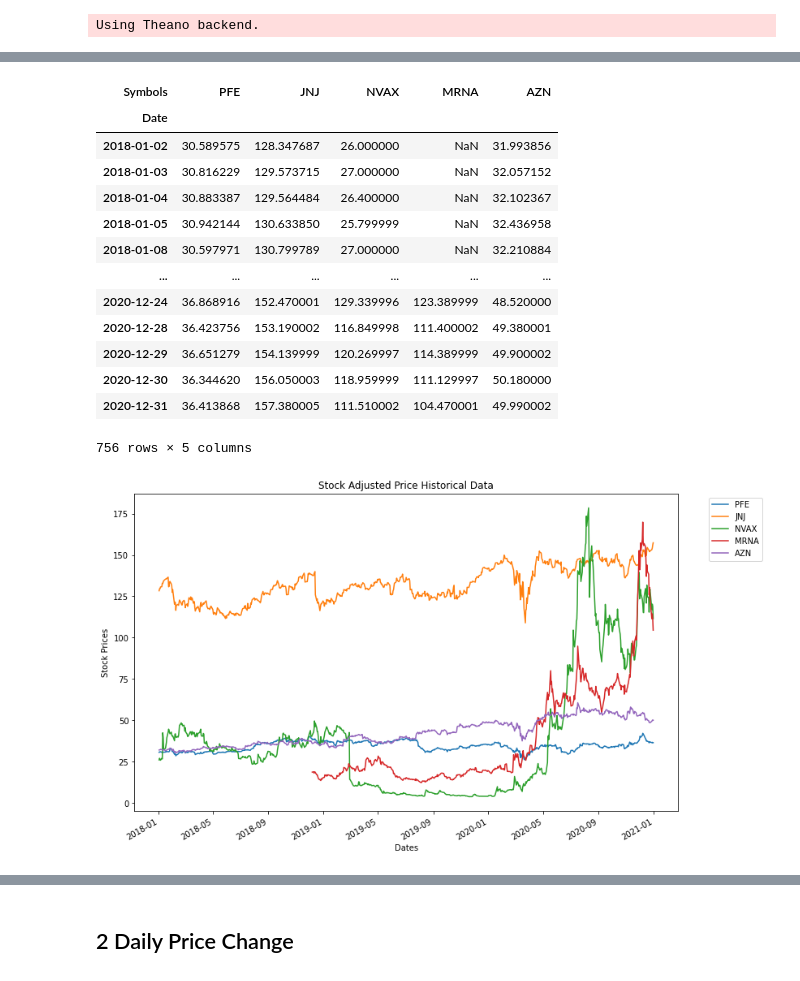
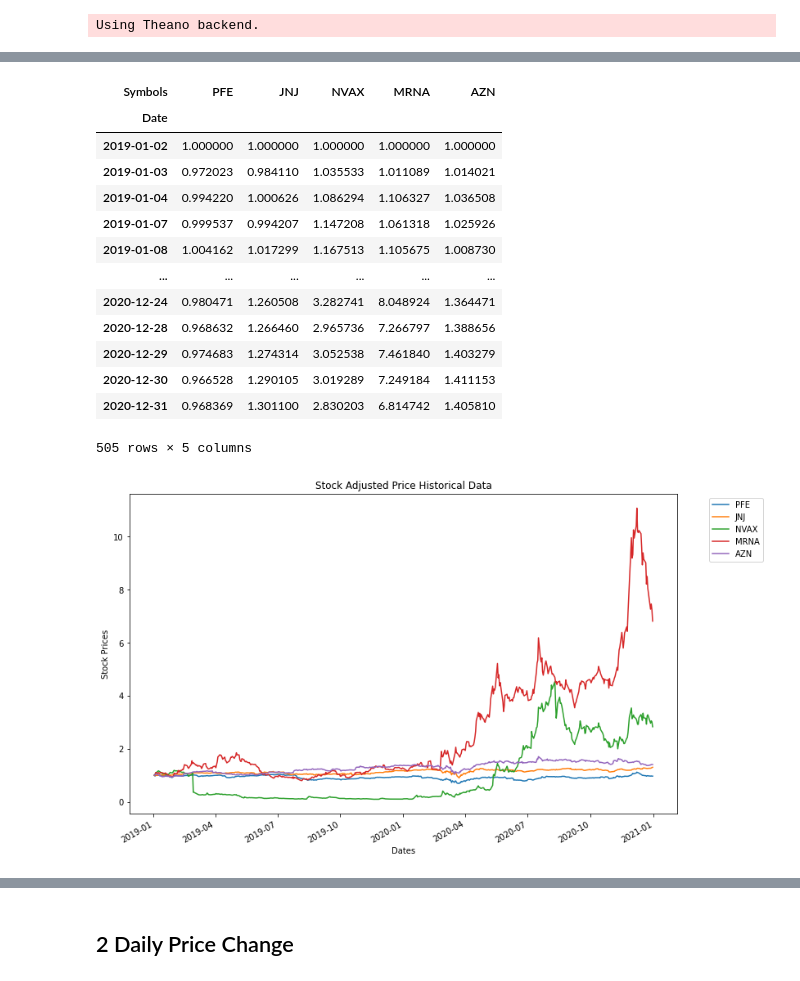
Before and after one commit to davidrtorres/Model-5-Stock-Price-Forecasting, a Jupyter notebook: LSTM_Capstone_1-29-21.ipynb, the cells around one changed output, grey strips where cells are left out. Drawn from its saved outputs; the diff is of its cells as text; code cells hidden in the pictures.

```diff
--- a/LSTM_Capstone_1-29-21.ipynb
+++ b/LSTM_Capstone_1-29-21.ipynb
@@ -46,7 +46,7 @@ Johnson & Johnson(JNJ) $42.1 billion.
 Moderna (MRNA)
 Novavax (NVAX)
 """
-def get_data_plot(ticker, start=None, end=None, plot=True, stock_value=None):
+def get_data_plot(ticker=None, start=None, end=None, plot=True, stock_value=None):
 
     try:
         #stock = pdr.get_data_yahoo(ticker,start,end)
@@ -60,9 +60,18 @@ def get_data_plot(ticker, start=None, end=None, plot=True, stock_value=None):
             plt.xlabel('Dates')
             plt.ylabel('Stock Prices')
             plt.legend(bbox_to_anchor=(1.05,1),loc='upper left')
+#             plt.figure(figsize=(12,12))
+#             plt.plot(df_1)
+#             plt.title("Stock Adjusted Price Historical Data")
+#             plt.xlabel('Dates')
+#             plt.ylabel('Stock Prices')
+#             plt.legend(bbox_to_anchor=(1.05,1),loc='upper left')
 
         return df_1
 
     except Exception as e:
         print("Error occured:", e)
         #data = 'Incorrect Symbol'
+# %%
+df_1 = get_data_plot(ticker=[['PFE','JNJ','NVAX','MRNA','AZN']], start='2019',end='2021',plot=True, stock_value='Adj Close')
+df_1
@@ -69,19 +97,43 @@ def get_data_plot(ticker, start=None, end=None, plot=True, stock_value=None):
+# %%
+def data_plot(ticker, start=None, end=None, plot=True, stock_value=None):
+
+    try:
+        #stock = pdr.get_data_yahoo(ticker,start,end)
+        data = {}
+        for stock in ticker:
+            data = web.DataReader(stock,'yahoo',start,end)[stock_value]
+        df_1 = pd.DataFrame(data)#.reset_index()
+        #divide all dataframe by first line of data to enable comparison
+        histprice = df_1/df_1.iloc[0]
+
+        if plot==True:
+            histprice.plot(figsize=(12,8))
+            plt.title("Stock Adjusted Price Historical Data")
+            plt.xlabel('Dates')
+            plt.ylabel('Stock Prices')
+            plt.legend(bbox_to_anchor=(1.05,1),loc='upper left')
+
+        return histprice
+
+    except Exception as e:
+        print("Error occured:", e)
+        #data = 'Incorrect Symbol'
 # %%
-df_1 = get_data_plot([['PFE','JNJ','NVAX','MRNA','AZN']], plot=True, start='2018',end='2021',stock_value='Adj Close')
-df_1
+df_2 = data_plot([['PFE','JNJ','NVAX','MRNA','AZN']], plot=True, start='2019',end='2021',stock_value='Adj Close')
+df_2
 # %% [output]
 | Symbols | PFE | JNJ | NVAX | MRNA | AZN |
 | Date |  |  |  |  |  |
-| 2018-01-02 | 30.589575 | 128.347687 | 26.000000 | NaN | 31.993856 |
-| 2018-01-03 | 30.816229 | 129.573715 | 27.000000 | NaN | 32.057152 |
-| 2018-01-04 | 30.883387 | 129.564484 | 26.400000 | NaN | 32.102367 |
-| 2018-01-05 | 30.942144 | 130.633850 | 25.799999 | NaN | 32.436958 |
-| 2018-01-08 | 30.597971 | 130.799789 | 27.000000 | NaN | 32.210884 |
+| 2019-01-02 | 1.000000 | 1.000000 | 1.000000 | 1.000000 | 1.000000 |
+| 2019-01-03 | 0.972023 | 0.984110 | 1.035533 | 1.011089 | 1.014021 |
+| 2019-01-04 | 0.994220 | 1.000626 | 1.086294 | 1.106327 | 1.036508 |
+| 2019-01-07 | 0.999537 | 0.994207 | 1.147208 | 1.061318 | 1.025926 |
+| 2019-01-08 | 1.004162 | 1.017299 | 1.167513 | 1.105675 | 1.008730 |
 | ... | ... | ... | ... | ... | ... |
-| 2020-12-24 | 36.868916 | 152.470001 | 129.339996 | 123.389999 | 48.520000 |
-| 2020-12-28 | 36.423756 | 153.190002 | 116.849998 | 111.400002 | 49.380001 |
-| 2020-12-29 | 36.651279 | 154.139999 | 120.269997 | 114.389999 | 49.900002 |
-| 2020-12-30 | 36.344620 | 156.050003 | 118.959999 | 111.129997 | 50.180000 |
-| 2020-12-31 | 36.413868 | 157.380005 | 111.510002 | 104.470001 | 49.990002 |
+| 2020-12-24 | 0.980471 | 1.260508 | 3.282741 | 8.048924 | 1.364471 |
+| 2020-12-28 | 0.968632 | 1.266460 | 2.965736 | 7.266797 | 1.388656 |
+| 2020-12-29 | 0.974683 | 1.274314 | 3.052538 | 7.461840 | 1.403279 |
+| 2020-12-30 | 0.966528 | 1.290105 | 3.019289 | 7.249184 | 1.411153 |
+| 2020-12-31 | 0.968369 | 1.301100 | 2.830203 | 6.814742 | 1.405810 |
-756 rows × 5 columns
+505 rows × 5 columns
-[figure, old version]
+[figure, new version]
```
Also changed, not shown: parts of 59 cells of this notebook, 2 other files.
